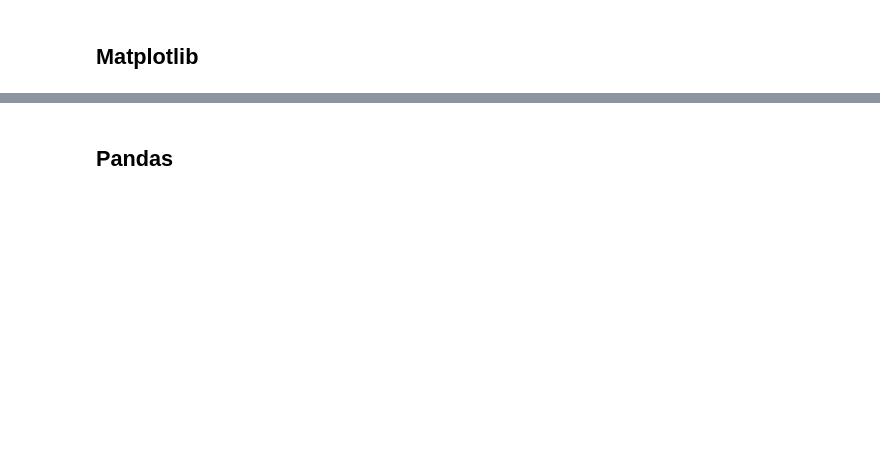
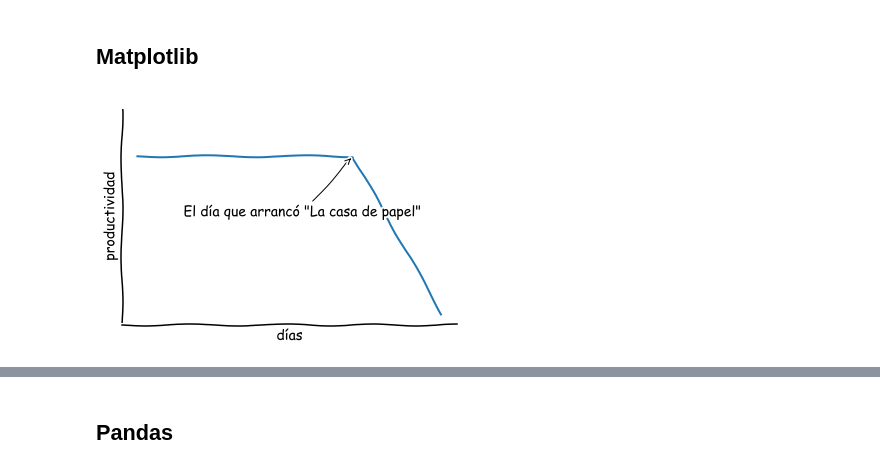
Before and after one commit to marialaraa/aa-notebooks, a Jupyter notebook: notebook_1_herramientas.ipynb, the cells around one changed output, grey strips where cells are left out. Cells and saved outputs as stored; diff of their text form; code cells hidden in the pictures; blank space fills up the shorter version.

```diff
--- a/notebook_1_herramientas.ipynb
+++ b/notebook_1_herramientas.ipynb
@@ -137,25 +179,28 @@ print("equiespaciados: \n", equiespaciados(2, 4, 6))
 # %%
 with plt.xkcd():
     fig = plt.figure()
     ax = fig.add_subplot(1, 1, 1)
-    ax.spines['right'].set_color('none')
+    ax.spines['right'].set_color('none') # se elimina linea superior y derecha
     ax.spines['top'].set_color('none')
-    plt.xticks([])
+    plt.xticks([]) # elimina regla
     plt.yticks([])
     ax.set_ylim([-30, 10])
 
+    # Genera puntos
     data = np.ones(100)
     data[70:] -= np.arange(30)
 
-    plt.annotate(
-        'El día que arrancó "La casa de papel"',
-        xy=(70, 1), arrowprops=dict(arrowstyle='->'), xytext=(15, -10))
+    plt.annotate('El día que arrancó "La casa de papel"',
+                 xy=(70, 1), arrowprops=dict(arrowstyle='->'),
+                 xytext=(15, -10))
 
     plt.plot(data)
 
     plt.xlabel('días')
     plt.ylabel('productividad');
 plt.rcdefaults()
+# %% [output]
+[figure, added]
 # %%
 x = np.linspace(-5, 5, 15)
 print("X=", x)
```
Also changed, not shown: parts of 16 cells of this notebook, 2 other files.
